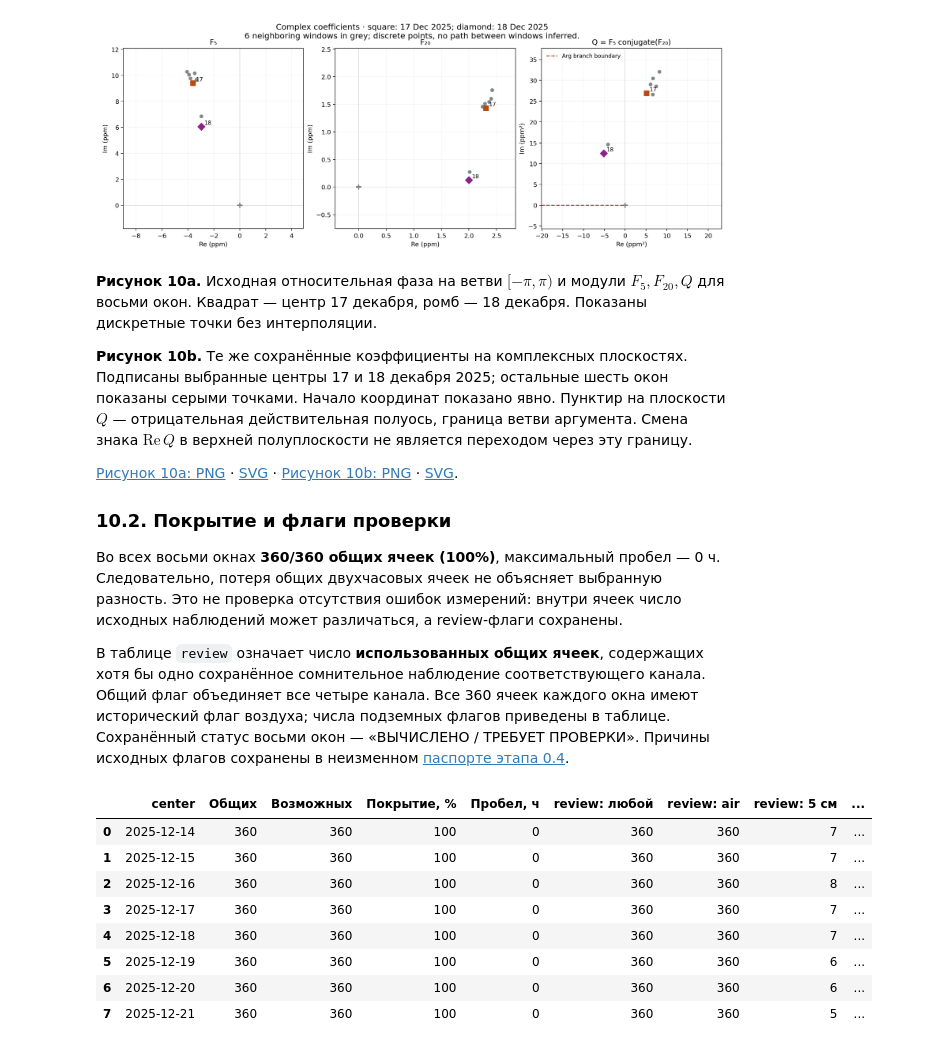
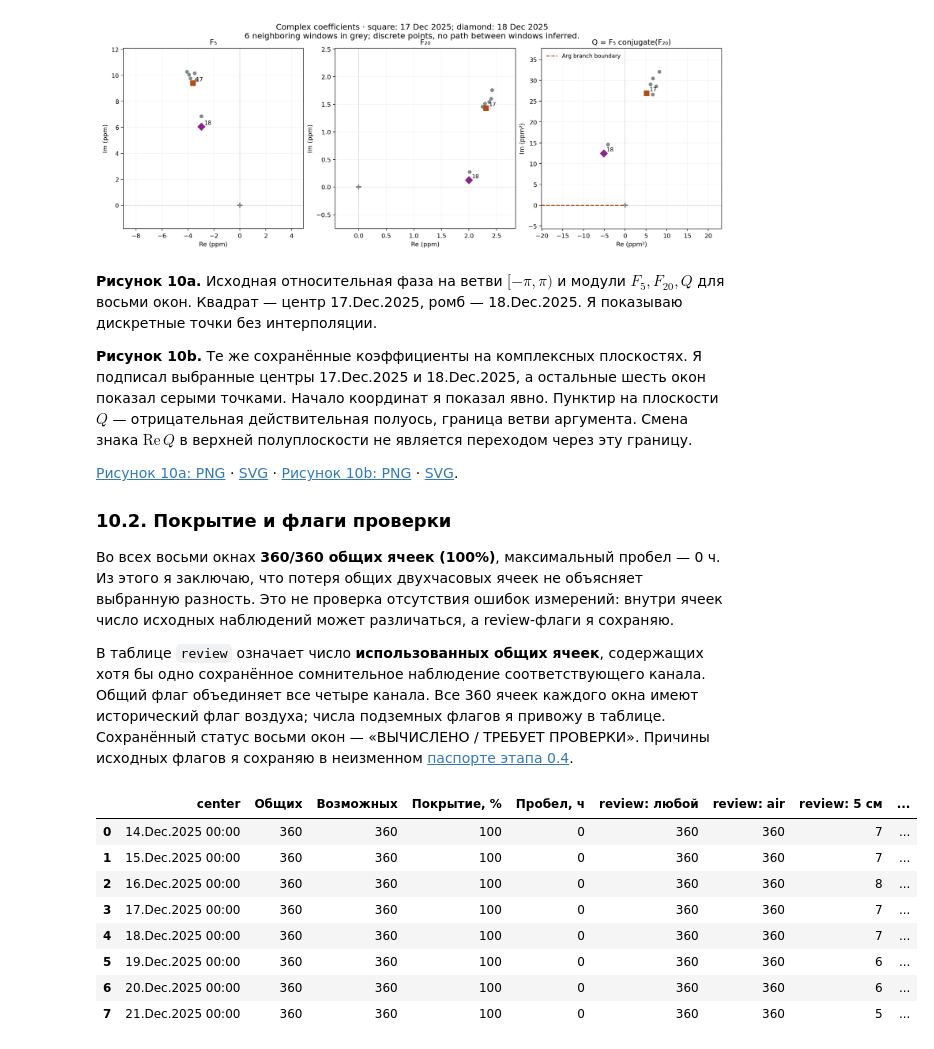
Before and after one commit to DimitriBolt/CO2Flux, a Jupyter notebook: Project_description/Research_log/00_preliminary_fourier_phases.ipynb, the cells around one changed output. Saved outputs shown, nothing was run; the diff lists cells and outputs as text; code cells hidden in the pictures.

```diff
--- a/Project_description/Research_log/00_preliminary_fourier_phases.ipynb
+++ b/Project_description/Research_log/00_preliminary_fourier_phases.ipynb
@@ -158,6 +160,31 @@ window_days, step_days = 30, 1
 grid, phase_table, coverage, validation = phases.load_saved_results()
 OUT = phases.OUT
 
+MONTH_NAMES = ('Jan', 'Feb', 'Mar', 'Apr', 'May', 'Jun',
+               'Jul', 'Aug', 'Sep', 'Oct', 'Nov', 'Dec')
+
+def date_label(value, include_time=False):
+    if pd.isna(value):
+        return '—'
+    stamp = pd.Timestamp(value)
+    label = f'{stamp.day:02d}.{MONTH_NAMES[stamp.month - 1]}.{stamp.year:04d}'
+    if include_time:
+        label += f' {stamp.hour:02d}:{stamp.minute:02d}'
+        if stamp.second:
+            label += f':{stamp.second:02d}'
+    return label
+
+def format_table(frame, decimals=None):
+    """Format a display copy; leave the loaded numbers and datetimes intact."""
+    shown = frame.copy(deep=True)
+    numeric = shown.select_dtypes(include='number', exclude='timedelta').columns
+    if decimals is not None:
+        shown[numeric] = shown[numeric].round(decimals)
+    for column in shown:
+        if pd.api.types.is_datetime64_any_dtype(shown[column].dtype):
+            shown[column] = shown[column].map(lambda value: date_label(value, include_time=True))
+    return shown
+
 def show_image(name, width=1400):
     with Image.open(OUT / name) as image:
         image = image.copy()
@@ -165,15 +192,14 @@ def show_image(name, width=1400):
         display(image)
 
 summary = pd.DataFrame([
-    ('Кандидатный календарь', '[29.04.2025, 02.10.2026)'),
+    ('Кандидатный календарь', '[29.Apr.2025, 02.Oct.2026)'),
     ('Общие ячейки во всём календаре', f"{validation['common_bins']} из {validation['possible_calendar_bins']}"),
     ('Окон / вычислены все три фазы', f"{len(phase_table)} / {validation['all_three_phases_computable']}"),
     ('Окон с флагами / неопределённых', f"{validation['windows_with_review_flags']} / {validation['insufficient_windows']}"),
     ('Общих ячеек на окно', f"{coverage.complete_bins.min()}–{coverage.complete_bins.max()} из {coverage.possible_bins.iloc[0]}"),
     ('Покрытие окна', f"{coverage.coverage_percent.min():.1f}–{coverage.coverage_percent.max():.1f}%"),
     ('Максимальный пробел общей сетки', f"{coverage.longest_gap_hours.max()} ч"),
-    ('Центры окон', f"{phase_table.center.min():%d.%m.%Y}–{phase_table.center.max():%d.%m.%Y}"),
-    ('Научная надёжность', 'Не установлена ни для одного окна этой процедурой')
+    ('Центры окон', f"{date_label(phase_table.center.min())}–{date_label(phase_table.center.max())}")
 ], columns=['Показатель', 'Результат'])
 display(summary)
 # %% [output]
@@ -410,35 +489,35 @@ show_image('jump_diagnostic/phase_jump_complex.png', 1600)
 [figure]
 [figure]
 # %% [markdown]
-**Рисунок 10a.** Исходная относительная фаза на ветви $[-\pi,\pi)$ и модули $F_5,F_{20},Q$ для восьми окон. Квадрат — центр 17 декабря, ромб — 18 декабря. Показаны дискретные точки без интерполяции.
+**Рисунок 10a.** Исходная относительная фаза на ветви $[-\pi,\pi)$ и модули $F_5,F_{20},Q$ для восьми окон. Квадрат — центр 17.Dec.2025, ромб — 18.Dec.2025. Я показываю дискретные точки без интерполяции.
 
-**Рисунок 10b.** Те же сохранённые коэффициенты на комплексных плоскостях. Подписаны выбранные центры 17 и 18 декабря 2025; остальные шесть окон показаны серыми точками. Начало координат показано явно. Пунктир на плоскости $Q$ — отрицательная действительная полуось, граница ветви аргумента. Смена знака $\mathrm{Re}\,Q$ в верхней полуплоскости не является переходом через эту границу.
+**Рисунок 10b.** Те же сохранённые коэффициенты на комплексных плоскостях. Я подписал выбранные центры 17.Dec.2025 и 18.Dec.2025, а остальные шесть окон показал серыми точками. Начало координат я показал явно. Пунктир на плоскости $Q$ — отрицательная действительная полуось, граница ветви аргумента. Смена знака $\mathrm{Re}\,Q$ в верхней полуплоскости не является переходом через эту границу.
 
 [Рисунок 10a: PNG](output/preliminary_fourier_phases/jump_diagnostic/phase_jump_local.png) · [SVG](output/preliminary_fourier_phases/jump_diagnostic/phase_jump_local.svg) · [Рисунок 10b: PNG](output/preliminary_fourier_phases/jump_diagnostic/phase_jump_complex.png) · [SVG](output/preliminary_fourier_phases/jump_diagnostic/phase_jump_complex.svg).
 
 ### 10.2. Покрытие и флаги проверки
 
-Во всех восьми окнах **360/360 общих ячеек (100%)**, максимальный пробел — 0 ч. Следовательно, потеря общих двухчасовых ячеек не объясняет выбранную разность. Это не проверка отсутствия ошибок измерений: внутри ячеек число исходных наблюдений может различаться, а review-флаги сохранены.
+Во всех восьми окнах **360/360 общих ячеек (100%)**, максимальный пробел — 0 ч. Из этого я заключаю, что потеря общих двухчасовых ячеек не объясняет выбранную разность. Это не проверка отсутствия ошибок измерений: внутри ячеек число исходных наблюдений может различаться, а review-флаги я сохраняю.
 
-В таблице `review` означает число **использованных общих ячеек**, содержащих хотя бы одно сохранённое сомнительное наблюдение соответствующего канала. Общий флаг объединяет все четыре канала. Все 360 ячеек каждого окна имеют исторический флаг воздуха; числа подземных флагов приведены в таблице. Сохранённый статус восьми окон — «ВЫЧИСЛЕНО / ТРЕБУЕТ ПРОВЕРКИ». Причины исходных флагов сохранены в неизменном [паспорте этапа 0.4](output/preliminary_fourier_phases/passport.json).
+В таблице `review` означает число **использованных общих ячеек**, содержащих хотя бы одно сохранённое сомнительное наблюдение соответствующего канала. Общий флаг объединяет все четыре канала. Все 360 ячеек каждого окна имеют исторический флаг воздуха; числа подземных флагов я привожу в таблице. Сохранённый статус восьми окон — «ВЫЧИСЛЕНО / ТРЕБУЕТ ПРОВЕРКИ». Причины исходных флагов я сохраняю в неизменном [паспорте этапа 0.4](output/preliminary_fourier_phases/passport.json).
 # %%
-display(jump_coverage[['center', 'complete_bins', 'possible_bins', 'coverage_percent',
+display(format_table(jump_coverage[['center', 'complete_bins', 'possible_bins', 'coverage_percent',
                        'longest_gap_hours', 'doubtful_bins', 'review_bins_1275',
                        'review_bins_996', 'review_bins_1012', 'review_bins_1035']].rename(columns={
     'complete_bins': 'Общих', 'possible_bins': 'Возможных', 'coverage_percent': 'Покрытие, %',
     'longest_gap_hours': 'Пробел, ч', 'doubtful_bins': 'review: любой',
     'review_bins_1275': 'review: air', 'review_bins_996': 'review: 5 см',
-    'review_bins_1012': 'review: 20 см', 'review_bins_1035': 'review: 50 см'}))
+    'review_bins_1012': 'review: 20 см', 'review_bins_1035': 'review: 50 см'})))
 # %% [output]
 |  | center | Общих | Возможных | Покрытие, % | Пробел, ч | review: любой | review: air | review: 5 см | ... |
-| 0 | 2025-12-14 | 360 | 360 | 100 | 0 | 360 | 360 | 7 | ... |
-| 1 | 2025-12-15 | 360 | 360 | 100 | 0 | 360 | 360 | 7 | ... |
-| 2 | 2025-12-16 | 360 | 360 | 100 | 0 | 360 | 360 | 8 | ... |
-| 3 | 2025-12-17 | 360 | 360 | 100 | 0 | 360 | 360 | 7 | ... |
-| 4 | 2025-12-18 | 360 | 360 | 100 | 0 | 360 | 360 | 7 | ... |
-| 5 | 2025-12-19 | 360 | 360 | 100 | 0 | 360 | 360 | 6 | ... |
-| 6 | 2025-12-20 | 360 | 360 | 100 | 0 | 360 | 360 | 6 | ... |
-| 7 | 2025-12-21 | 360 | 360 | 100 | 0 | 360 | 360 | 5 | ... |
+| 0 | 14.Dec.2025 00:00 | 360 | 360 | 100 | 0 | 360 | 360 | 7 | ... |
+| 1 | 15.Dec.2025 00:00 | 360 | 360 | 100 | 0 | 360 | 360 | 7 | ... |
+| 2 | 16.Dec.2025 00:00 | 360 | 360 | 100 | 0 | 360 | 360 | 8 | ... |
+| 3 | 17.Dec.2025 00:00 | 360 | 360 | 100 | 0 | 360 | 360 | 7 | ... |
+| 4 | 18.Dec.2025 00:00 | 360 | 360 | 100 | 0 | 360 | 360 | 7 | ... |
+| 5 | 19.Dec.2025 00:00 | 360 | 360 | 100 | 0 | 360 | 360 | 6 | ... |
+| 6 | 20.Dec.2025 00:00 | 360 | 360 | 100 | 0 | 360 | 360 | 6 | ... |
+| 7 | 21.Dec.2025 00:00 | 360 | 360 | 100 | 0 | 360 | 360 | 5 | ... |
 # %% [markdown]
 ### 10.3. Результат одного примера и предел вывода
 
```
Also changed, not shown: parts of 26 cells of this notebook.
